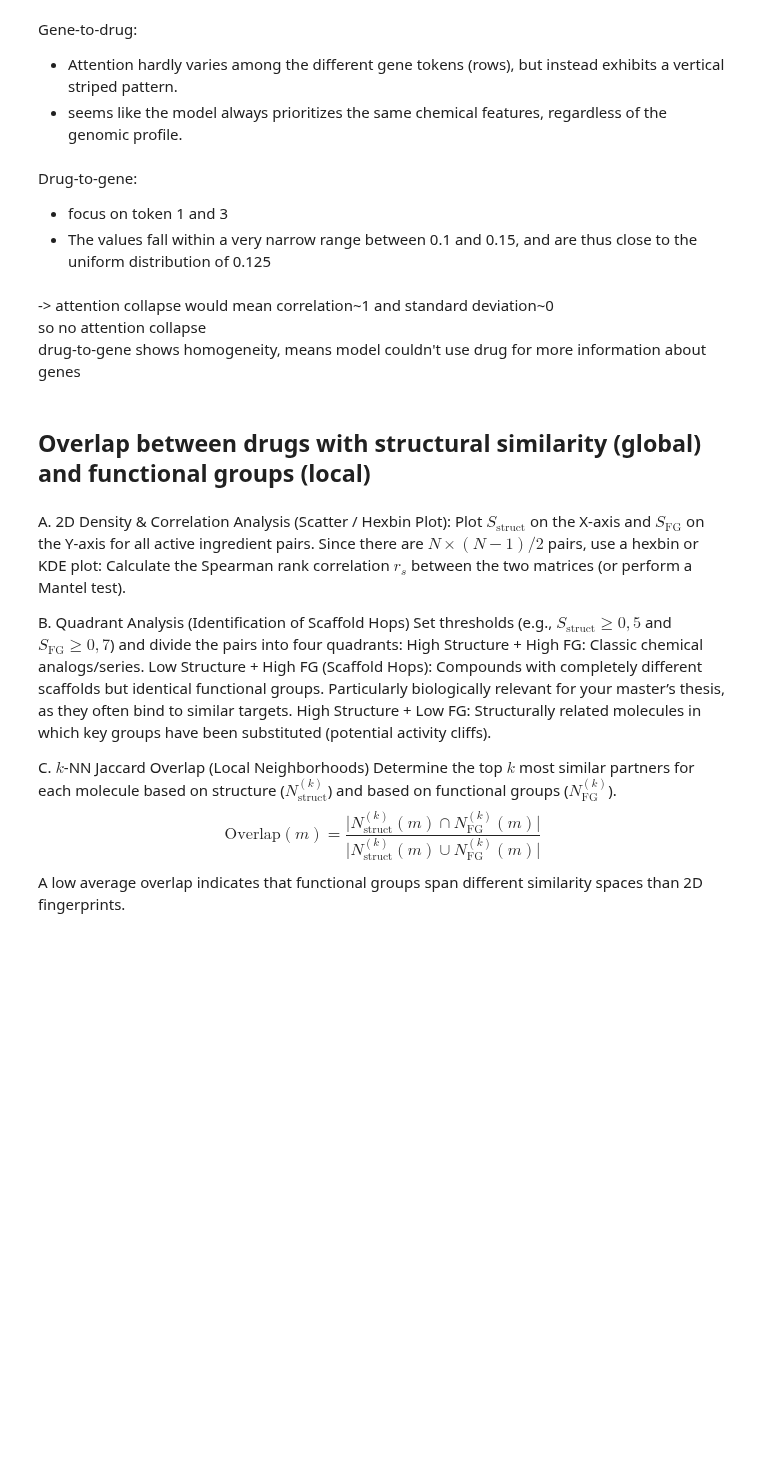
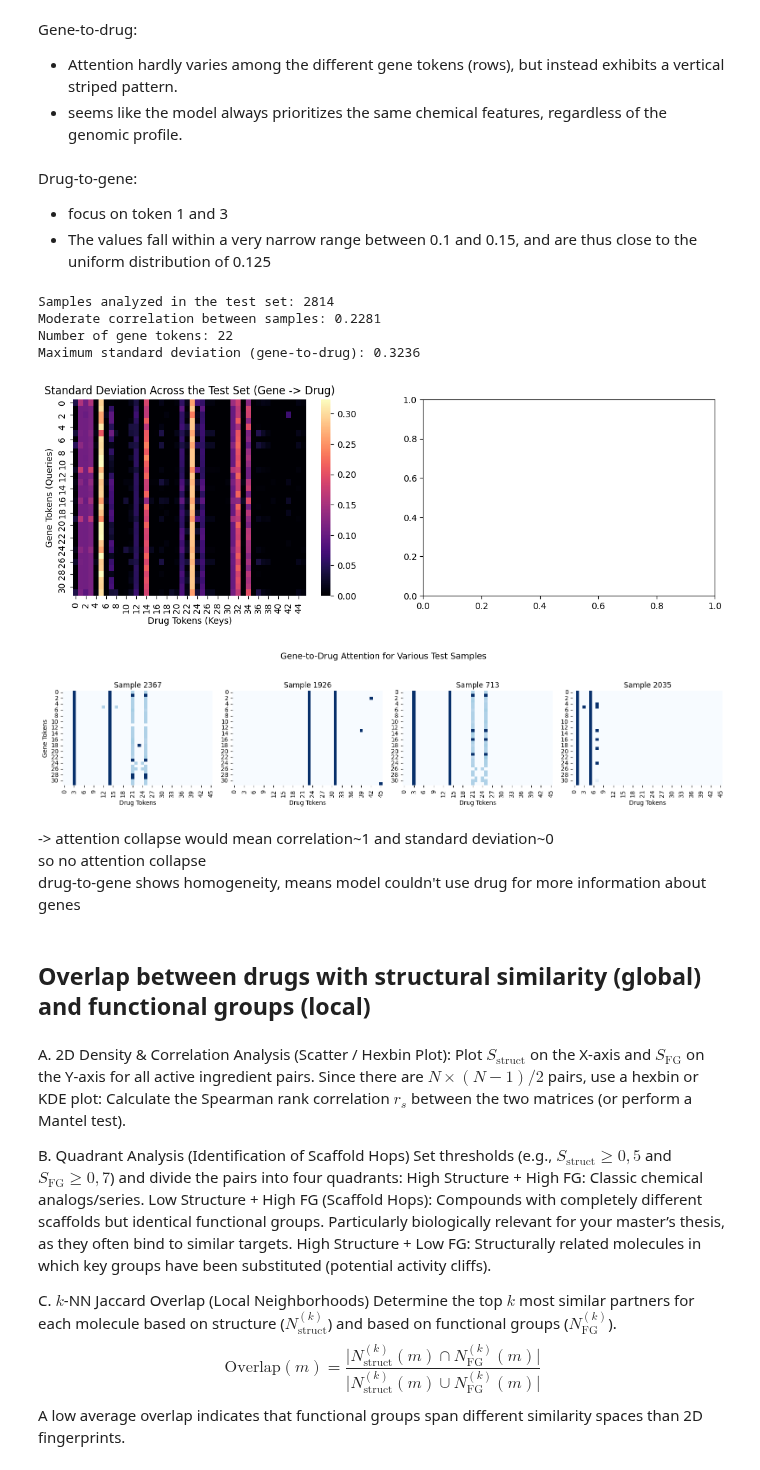
Before and after one commit to s-juross/masterthesis, a Jupyter notebook: gpu/error_analysis_attention.ipynb, the cells around one changed output. Saved outputs shown, nothing was run; the diff lists cells and outputs as text; code cells hidden in the pictures; blank space fills up the shorter version.

```diff
--- a/gpu/error_analysis_attention.ipynb
+++ b/gpu/error_analysis_attention.ipynb
@@ -627,20 +627,13 @@ drug_groups = df['DRUG_ID'].values
 # ==========================================
 # TEMPORARY OUTLIER REMOVAL
 # ==========================================
-print(f"Daten vor dem Löschen: {len(y_raw)}")
-
-# 1. Maske erstellen: Behalte nur Werte, die >= -5.5 UND <= 7.5 sind
 valid_mask = (y_raw >= -5.5) & (y_raw <= 7.5)
-
-# 2. Maske auf ALLE Arrays anwenden, damit die Zeilen synchron bleiben
 y_raw = y_raw[valid_mask]
 X_genomic_raw = X_genomic_raw[valid_mask]
 smiles_raw = smiles_raw[valid_mask]
 drug_groups = drug_groups[valid_mask]
-
 outliers_removed = (~valid_mask).sum()
 print(f"Es wurden {outliers_removed} Ausreißer gelöscht.")
-print(f"Daten nach dem Löschen: {len(y_raw)}")
 '''
 
 #print("Create 20% Subset for fast test-training...")
@@ -651,17 +644,17 @@ print(f"Daten nach dem Löschen: {len(y_raw)}")
 #y_raw = y_raw[idx_subset]
 #drug_groups = drug_groups[idx_subset]
 
-seeds = [42, 101, 1337, 9999]
-#seeds = [101]
-hidden_dim = 64
-dropout = 0.31
-lr = 5e-5
-weight_decay = 1e-2
+#seeds = [42, 101, 1337, 9999]
+seeds = [101]
+hidden_dim = 128
+dropout = 0.3
+lr = 5e-3
+weight_decay = 1e-3
 epochs = 20
 patience = 5
-batch_size = 128
+batch_size = 256
 gnn_type="GCN"  # Options: "GCN", "GAT", "GIN"
-freeze_bool = False  # Whether to freeze the MolCLR backbone during training
+freeze_bool = True  # Whether to freeze the MolCLR backbone during training
 
 device = torch.device("cuda" if torch.cuda.is_available() else "mps" if torch.backends.mps.is_available() else "cpu")
 print("Used device:", device)
@@ -689,14 +682,13 @@ X_gen_test = gene_scaler.transform(X_genomic_raw[idx_test])
 
 # preprocessing target values
 y_raw_clipped = np.clip(y_raw, a_min=-5.5, a_max=7.5)
-#y_scaler = StandardScaler()
+y_scaler = StandardScaler()
 #y_scaler = MinMaxScaler()
 y_train = y_raw_clipped[idx_train]
 y_val = y_raw_clipped[idx_val]
-y_test_orig = y_raw[idx_test]
-#y_train = y_scaler.fit_transform(y_train.reshape(-1, 1)).flatten()
-#y_val = y_scaler.transform(y_val.reshape(-1, 1)).flatten()
-#y_test_orig = y_scaler.transform(y_test_orig.reshape(-1, 1)).flatten()
+y_test_orig = y_raw_clipped[idx_test]
+y_train = y_scaler.fit_transform(y_train.reshape(-1, 1)).flatten()
+y_val = y_scaler.transform(y_val.reshape(-1, 1)).flatten()
 # %% [output]
 Used device: mps
 
@@ -1204,13 +1225,17 @@ Drug-to-gene:
 - focus on token 1 and 3
 - The values fall within a very narrow range between 0.1 and 0.15, and are thus close to the uniform distribution of 0.125
 # %%
-import matplotlib.pyplot as plt
-import numpy as np
-import torch
-from gpu.gnn_models_utils import evaluate_attention_diversity
+importlib.reload(gnn_models_utils)
+from gnn_models_utils import evaluate_attention_diversity
 
-# Aufruf
 evaluate_attention_diversity(model, test_loader, device)
+# %% [output]
+Samples analyzed in the test set: 2814
+Moderate correlation between samples: 0.2281
+Number of gene tokens: 22
+Maximum standard deviation (gene-to-drug): 0.3236
+[figure, added]
+[figure, added]
 # %% [markdown]
 -> attention collapse would mean correlation~1 and standard deviation~0 \
 so no attention collapse \
```
Also changed, not shown: parts of 8 cells of this notebook, 1 other file.
